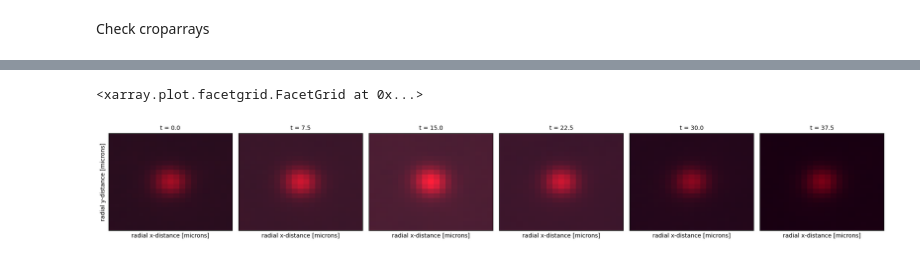
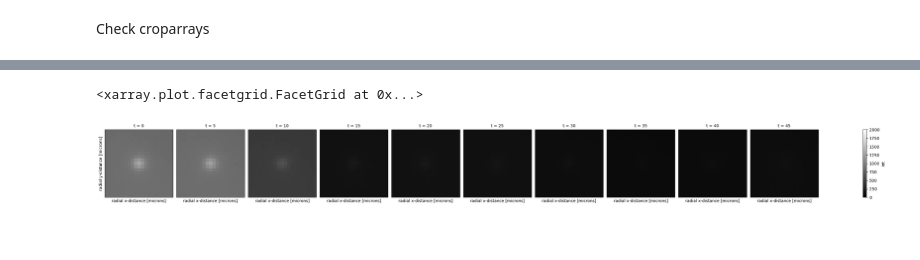
Before and after one commit to timstasevich/croparray, a Jupyter notebook: notebooks/MakeCropArrays.ipynb, the cells around one changed output, grey strips where cells are left out. Drawn from its saved outputs; the diff is of its cells as text; code cells hidden in the pictures; blank space fills up the shorter version.

Commit message:
Update CombineMeasureCropArrays and MakeCropArrays notebooks

```diff
--- a/notebooks/MakeCropArrays.ipynb
+++ b/notebooks/MakeCropArrays.ipynb
@@ -9,12 +9,12 @@ from pathlib import Path
 # ============================
 
 # Input files
-DATA_DIR = Path(r"\\129.82.125.64\TSnas2\SharedInternal\RiboJamProject\20260325_ZAK_KO_ST_KDM5B\wDox\HT")
-DATA_DIR = Path(r"C:\Users\tstasevi\Documents\Tim-Marianas\20260325-HA-Zak\noDox_noZak\Diffusion\Stacks")
-#DATA_DIR = Path(r"C:\Users\tstasevi\Documents\Tim-Marianas\20260325-HA-Zak\wDox_HA-ZAK\Diffusion\Stacks")
+DATA_DIR = Path(r"\\129.82.125.64\TSnas2\SharedInternal\RiboJamProject\20260402_deltaZAK\HT")
+#DATA_DIR = Path(r"\\129.82.125.64\TSnas2\SharedInternal\RiboJamProject\20260331_HA_ZAK_HT\wDox\HT")
+#DATA_DIR = Path(r"\\129.82.125.64\TSnas2\SharedInternal\RiboJamProject\20260331_HA_ZAK_HT\NoDox\HT")
 
-CSV_FILES = sorted(DATA_DIR.glob("*_spots.csv"))
-VID_FILES = sorted(DATA_DIR.glob("*.tif"))
+CSV_FILES = sorted(DATA_DIR.glob("*_allspots.csv"))
+VID_FILES = sorted(DATA_DIR.glob("PB_MAX*.tif"))
 assert len(VID_FILES) == len(CSV_FILES), f"Mismatch: {len(VID_FILES)} videos vs {len(CSV_FILES)} csvs"
 
 # Cropping parameters
@@ -22,13 +22,13 @@ XY_PAD = 10                         # Typically 5, but bigger if spots are > dif
 Z_PAD = 1                           # Only used if tracking was also done in Z
 
 # Physical metadata (should match TrackMate if TrackMate units not pixels)
-DX = 0.074  ## pulled from images files from marianas
-DY = 0.074
-DZ = .35      ## this is ignored if tracking was only done in 2D
-DT = 1.5
-UNITS = ["microns", "sec"]
-NOTES = 'A crop array in KO Zak U2OS cells with tet-inducible HA-Zak. Imaged as fast as possible with 3 channel 1 z-stack imaging on Marianas. This is the -DOX condition, so should not have HA-Zak expressed to rescue phenotype (in tet-free media for several days). Ch0 = 12xSunTag-KDM5B-MS2 labeled with mEGFP-tagged anti-SunTag scFv. ch1 = mSc3-tagged anti-HA scFv (to label HA-Zak if it were induced). ch3 = MCP-Halo labeled with JF646. Used Sun+HA+MCP APP. Spots were tracked in 2D on single-plane images using TrackMate.'
-DATE_STR = "2026-03-25"
+DX = 0.130  ## pixel size
+DY = 0.130
+DZ = .5      ## this is ignored if tracking was only done in 2D
+DT = 1
+UNITS = ["microns", "min"]
+NOTES = 'A crop array in WT U2OS cells. Imaged once every minute in 2 channels on Terminator with HT after 5th frame (6-45). Ch1 = 12xSunTag-KDM5B-BoxB-MS2 labeled with mST-tagged anti-SunTag scFv. ch0 = MCP-Halo labeled with JF646. Used Sun+MCP APP. Spots were tracked in 2D on max-projected images using TrackMate.'
+DATE_STR = "2026-03-31"
 
 # Spot table handling
 TRACKER = "auto"  # "trackmate" or "trackpy"; "auto" automatically determines; None for croparray
@@ -122,5 +111,5 @@ my_ca.isel(fov=0,z=0).plot.plot_croparray_crops(n=(0,10,1), layer='int',t=(0,5,1
 # %%
-my_ca['int'].isel(fov=0,z=0).mean(dim=['n']).rolling(t=5, center=True, min_periods=1).mean().isel(t=slice(None, None, 5)).plot.imshow(col="t", cmap='gray',robust=True, vmin=0,vmax=10000,xticks=[],yticks=[],)
+my_ca['int'].isel(fov=0,z=0,ch=1).mean(dim=['n']).rolling(t=5, center=True, min_periods=1).mean().isel(t=slice(None, None, 5)).plot.imshow(col="t", cmap='gray',robust=True, vmin=0,vmax=2000,xticks=[],yticks=[],)
 # %% [output]
 <xarray.plot.facetgrid.FacetGrid at 0x...>
-[figure, old version]
+[figure, new version]
```
Also changed, not shown: parts of 5 cells of this notebook, 1 other file.
